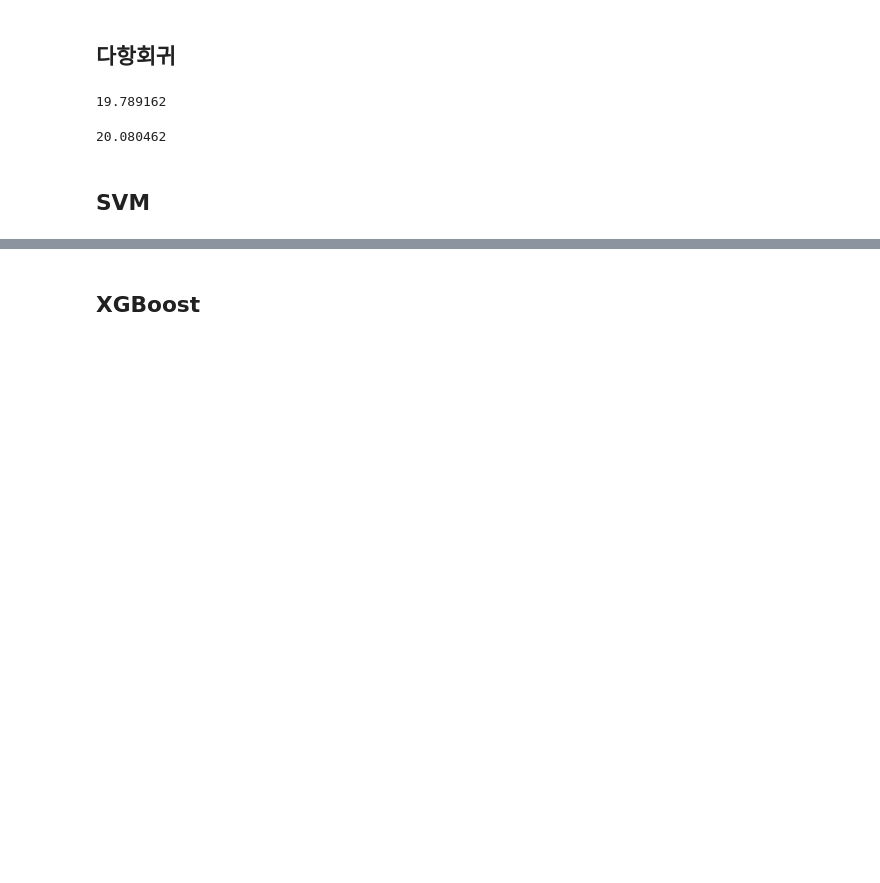
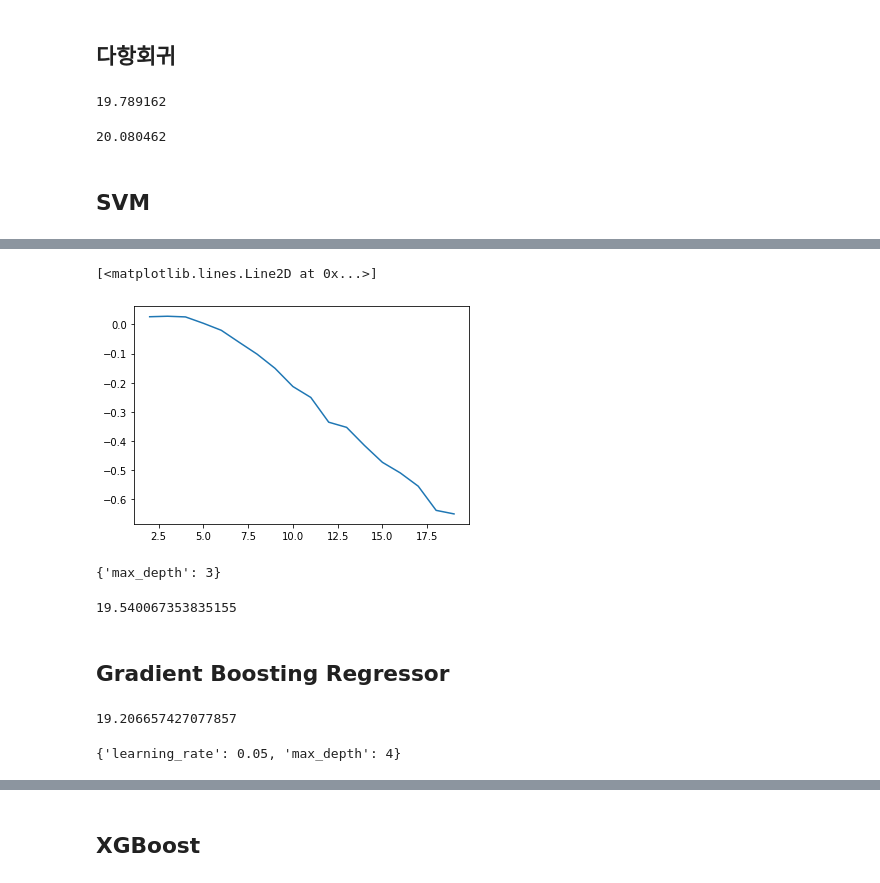
Before and after one commit to deagwon97/machine-learning-and-practice-report, a Jupyter notebook: Dacon_satellite_model.ipynb, the cells around one changed output, grey strips where cells are left out. Cells and saved outputs as stored; diff of their text form; code cells hidden in the pictures; blank space fills up the shorter version.

```diff
--- a/Dacon_satellite_model.ipynb
+++ b/Dacon_satellite_model.ipynb
@@ -139,0 +130,9 @@ for i in range(10):
+# %%
+from sklearn.tree import DecisionTreeRegressor
+from sklearn.model_selection import GridSearchCV, cross_val_score
+
+tree = DecisionTreeRegressor().fit(X_train, y_train)
+max_depths = range(2,10)
+param_grid = {'max_depth' : max_depths}
+gs_tree = GridSearchCV(tree, param_grid=param_grid, cv=5)
+gs_tree.fit(X_train, y_train)
@@ -139,0 +155,33 @@ for i in range(10):
+# %%
+plt.plot(max_depths, gs_tree.cv_results_['mean_test_score'])
+# %% [output]
+[<matplotlib.lines.Line2D at 0x...>]
+[figure, added]
+# %%
+gs_tree.best_params_
+# %% [output]
+{'max_depth': 3}
+# %%
+pred_tree = gs_tree.predict(X_test)
+mae(y_test, pred_tree)
+# %% [output]
+19.540067353835155
+# %% [markdown]
+## Gradient Boosting Regressor
+# %%
+from sklearn.ensemble import GradientBoostingRegressor
+
+gbr = GradientBoostingRegressor(random_state=0)
+max_depths = range(1,5)
+param_grid = {'max_depth' : max_depths,
+              'learning_rate': [0.05, .1]}
+gs_gbr = GridSearchCV(gbr, param_grid=param_grid, cv=5)
+gs_gbr.fit(X_train, y_train)
+pred_gbr = gs_gbr.predict(X_test)
+mae(y_test, pred_gbr)
+# %% [output]
+19.206657427077857
+# %%
+gs_gbr.best_params_
+# %% [output]
+{'learning_rate': 0.05, 'max_depth': 4}
```
Also changed, not shown: parts of 20 cells of this notebook.
